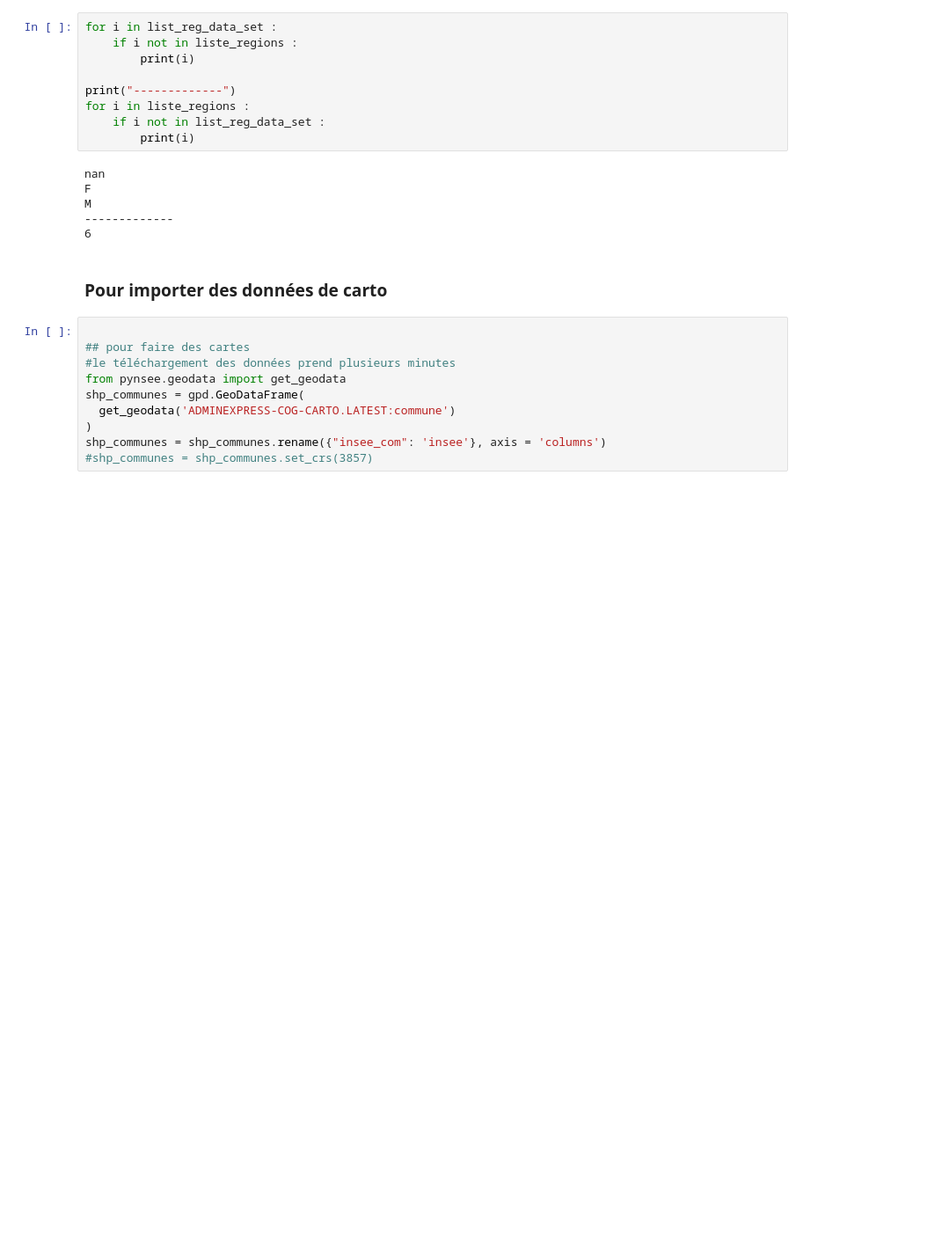
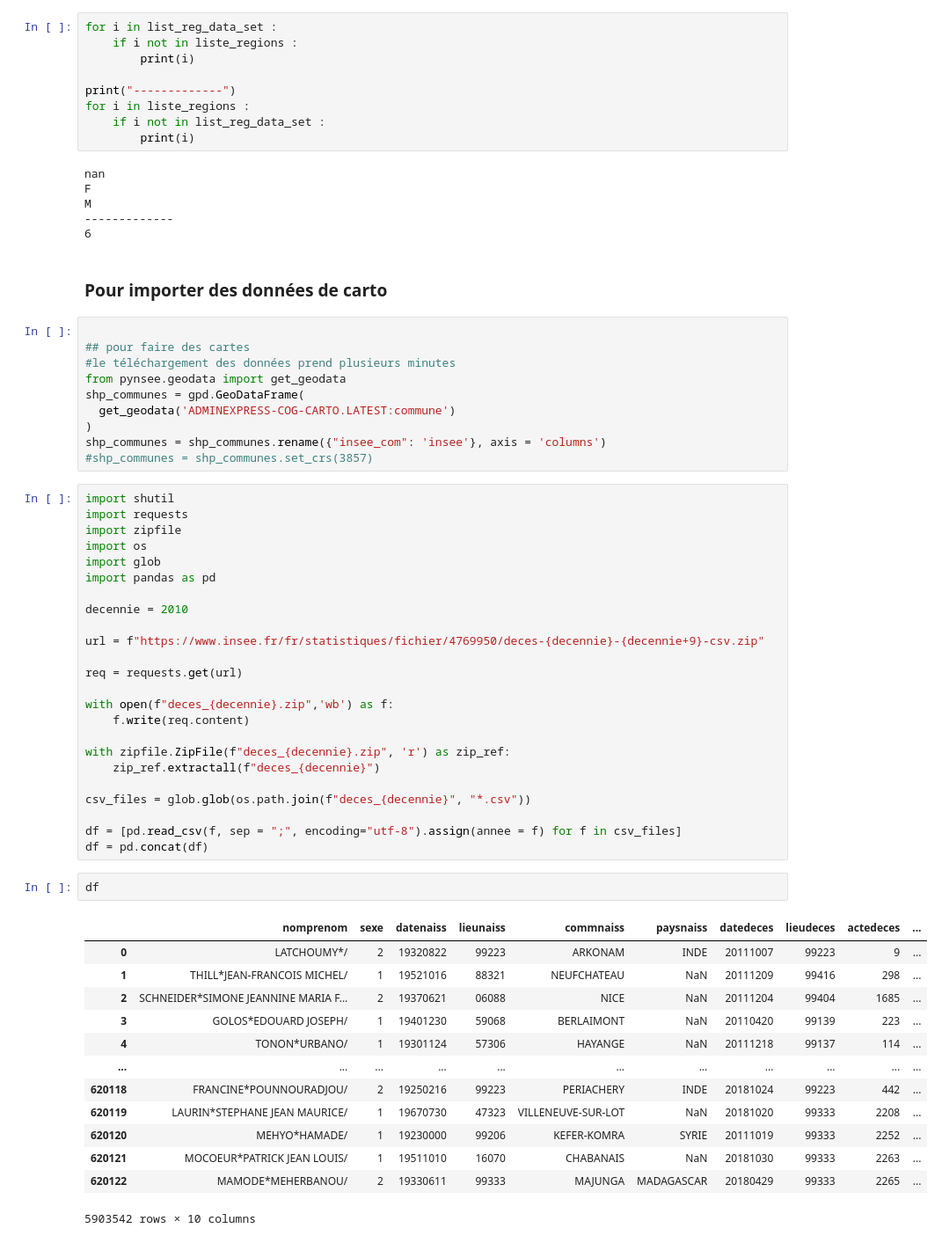
Before and after one commit to bbasa1/Maladies_chroniques_offre_de_soin_inegalites_sociales_ou_facteurs_environnementaux, a Jupyter notebook: Brouillon_pour_import.ipynb, the cells around one changed output. Shown: that part at 88% size. Cells and saved outputs as stored; diff of their text form; blank space fills up the shorter version.

Commit message:
Recup_donnees_zip_insee

```diff
--- a/Brouillon_pour_import.ipynb
+++ b/Brouillon_pour_import.ipynb
@@ -174,3 +174,43 @@ shp_communes = gpd.GeoDataFrame(
 )
 shp_communes = shp_communes.rename({"insee_com": 'insee'}, axis = 'columns')
 #shp_communes = shp_communes.set_crs(3857)
+# %%
+import shutil
+import requests
+import zipfile
+import os
+import glob
+import pandas as pd
+
+decennie = 2010
+
+url = f"https://www.insee.fr/fr/statistiques/fichier/4769950/deces-{decennie}-{decennie+9}-csv.zip"
+
+req = requests.get(url)
+
+with open(f"deces_{decennie}.zip",'wb') as f:
+    f.write(req.content)
+
+with zipfile.ZipFile(f"deces_{decennie}.zip", 'r') as zip_ref:
+    zip_ref.extractall(f"deces_{decennie}")
+
+csv_files = glob.glob(os.path.join(f"deces_{decennie}", "*.csv"))
+
+df = [pd.read_csv(f, sep = ";", encoding="utf-8").assign(annee = f) for f in csv_files]
+df = pd.concat(df)
+# %%
+df
+# %% [output]
+|  | nomprenom | sexe | datenaiss | lieunaiss | commnaiss | paysnaiss | datedeces | lieudeces | actedeces | ... |
+| 0 | LATCHOUMY*/ | 2 | 19320822 | 99223 | ARKONAM | INDE | 20111007 | 99223 | 9 | ... |
+| 1 | THILL*JEAN-FRANCOIS MICHEL/ | 1 | 19521016 | 88321 | NEUFCHATEAU | NaN | 20111209 | 99416 | 298 | ... |
+| 2 | SCHNEIDER*SIMONE JEANNINE MARIA F... | 2 | 19370621 | 06088 | NICE | NaN | 20111204 | 99404 | 1685 | ... |
+| 3 | GOLOS*EDOUARD JOSEPH/ | 1 | 19401230 | 59068 | BERLAIMONT | NaN | 20110420 | 99139 | 223 | ... |
+| 4 | TONON*URBANO/ | 1 | 19301124 | 57306 | HAYANGE | NaN | 20111218 | 99137 | 114 | ... |
+| ... | ... | ... | ... | ... | ... | ... | ... | ... | ... | ... |
+| 620118 | FRANCINE*POUNNOURADJOU/ | 2 | 19250216 | 99223 | PERIACHERY | INDE | 20181024 | 99223 | 442 | ... |
+| 620119 | LAURIN*STEPHANE JEAN MAURICE/ | 1 | 19670730 | 47323 | VILLENEUVE-SUR-LOT | NaN | 20181020 | 99333 | 2208 | ... |
+| 620120 | MEHYO*HAMADE/ | 1 | 19230000 | 99206 | KEFER-KOMRA | SYRIE | 20111019 | 99333 | 2252 | ... |
+| 620121 | MOCOEUR*PATRICK JEAN LOUIS/ | 1 | 19511010 | 16070 | CHABANAIS | NaN | 20181030 | 99333 | 2263 | ... |
+| 620122 | MAMODE*MEHERBANOU/ | 2 | 19330611 | 99333 | MAJUNGA | MADAGASCAR | 20180429 | 99333 | 2265 | ... |
+5903542 rows × 10 columns
```
